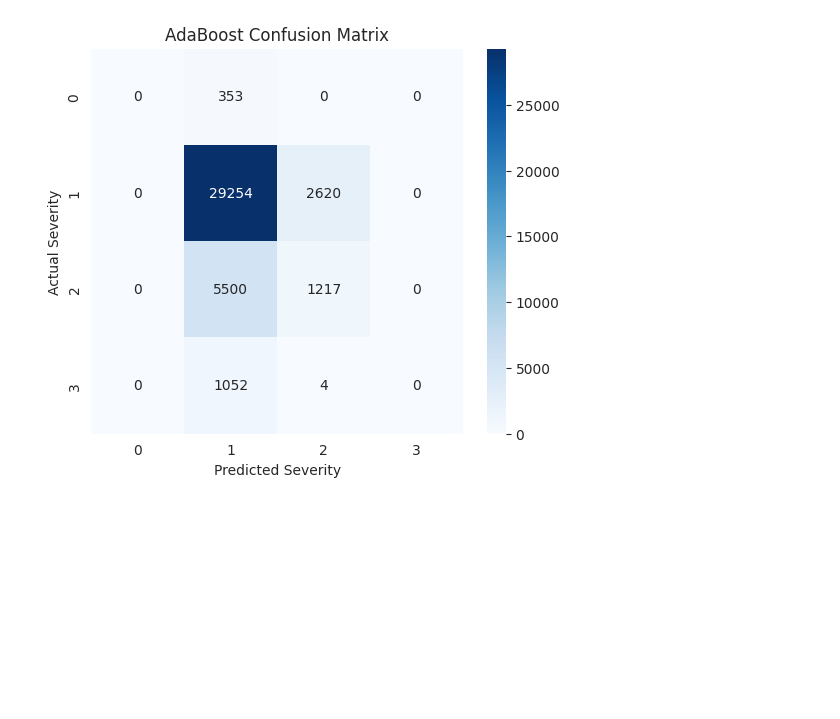
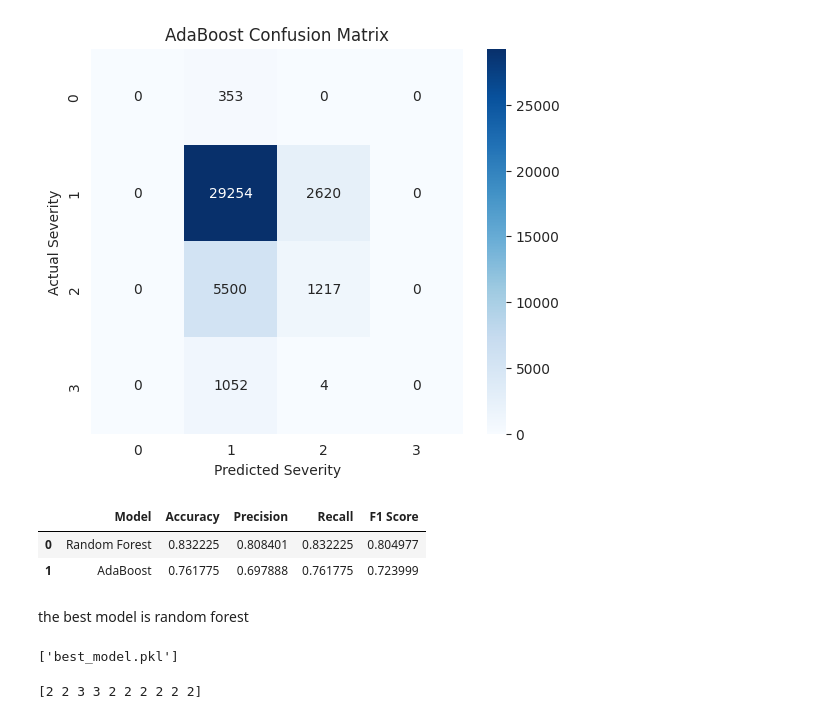
Before and after one commit to Aditya127812/P.C.A_Task, a Jupyter notebook: Task_3.ipynb, the cells around one changed output. Drawn from its saved outputs; the diff is of its cells as text; code cells hidden in the pictures; blank space fills up the shorter version.

```diff
--- a/Task_3.ipynb
+++ b/Task_3.ipynb
@@ -571,3 +571,29 @@ plt.title("AdaBoost Confusion Matrix")
 plt.show()
 # %% [output]
 [figure]
+# %%
+rf_accuracy = accuracy_score(y_test, y_pred_rf)
+rf_precision = precision_score(y_test, y_pred_rf, average='weighted')
+rf_recall = recall_score(y_test, y_pred_rf, average='weighted')
+rf_f1 = f1_score(y_test, y_pred_rf, average='weighted')
+
+ada_accuracy = accuracy_score(y_test, y_pred_ada)
+ada_precision = precision_score(y_test, y_pred_ada, average='weighted', zero_division=0)
+ada_recall = recall_score(y_test, y_pred_ada, average='weighted')
+ada_f1 = f1_score(y_test, y_pred_ada, average='weighted', zero_division=0)
+# %%
+results = pd.DataFrame({
+    'Model': ['Random Forest', 'AdaBoost'],
+    'Accuracy': [rf_accuracy, ada_accuracy],
+    'Precision': [rf_precision, ada_precision],
+    'Recall': [rf_recall, ada_recall],
+    'F1 Score': [rf_f1, ada_f1]
+})
+# %%
+results
+# %% [output]
+|  | Model | Accuracy | Precision | Recall | F1 Score |
+| 0 | Random Forest | 0.832225 | 0.808401 | 0.832225 | 0.804977 |
+| 1 | AdaBoost | 0.761775 | 0.697888 | 0.761775 | 0.723999 |
+# %% [markdown]
+the best model is random forest
@@ -573,0 +604,12 @@ plt.show()
+# %%
+joblib.dump(best_model, 'best_model.pkl')
+# %% [output]
+['best_model.pkl']
+# %%
+loaded_model = joblib.load('best_model.pkl')
+
+test_prediction = loaded_model.predict(X_test)
+
+print(test_prediction[:10])
+# %% [output]
+[2 2 3 3 2 2 2 2 2 2]
```
Also changed, not shown: parts of 8 cells of this notebook.
